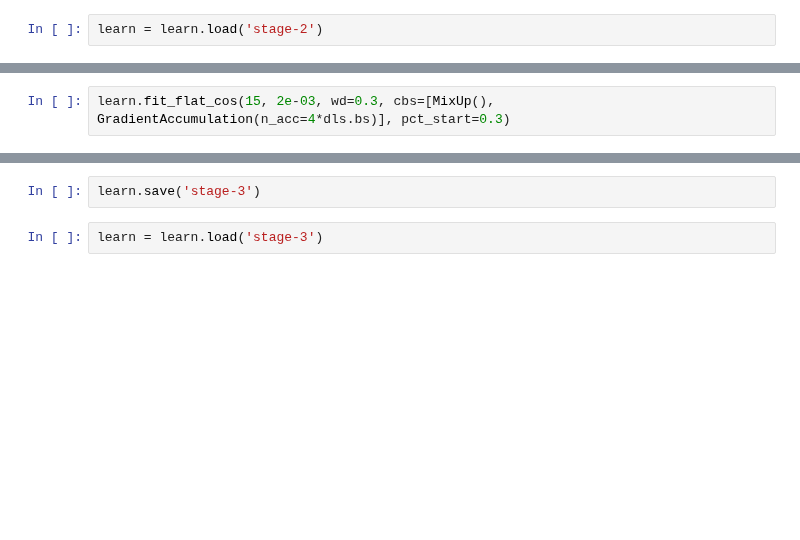
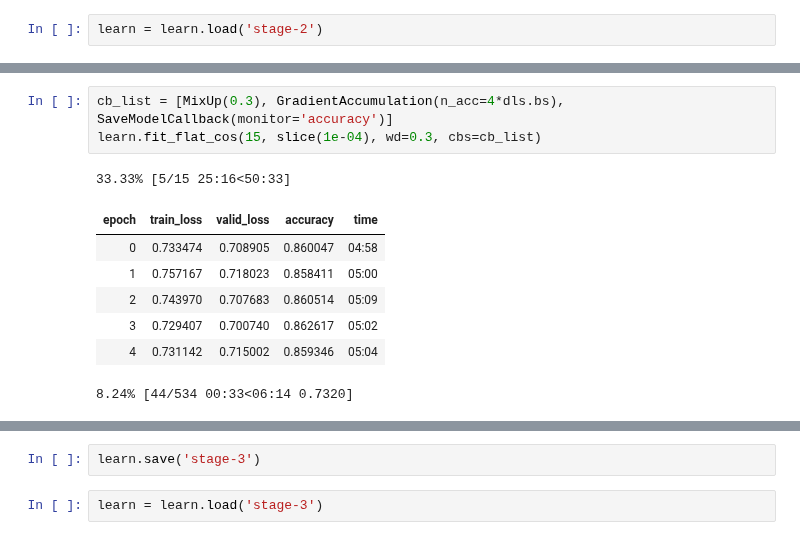
Before and after one commit to benihime91/leaf-disease-classification-kaggle, a Jupyter notebook: nbs/resnext50_32x4d-mish-ranger-labelsmoothing-mixup.ipynb, the cells around one changed output, grey strips where cells are left out. Saved outputs shown, nothing was run; the diff lists cells and outputs as text; blank space fills up the shorter version.

```diff
--- a/nbs/resnext50_32x4d-mish-ranger-labelsmoothing-mixup.ipynb
+++ b/nbs/resnext50_32x4d-mish-ranger-labelsmoothing-mixup.ipynb
@@ -175,2 +181,12 @@ learn.lr_find()
-# %%
-learn.fit_flat_cos(15, 2e-03, wd=0.3, cbs=[MixUp(), GradientAccumulation(n_acc=4*dls.bs)], pct_start=0.3)
+# %%
+cb_list = [MixUp(0.3), GradientAccumulation(n_acc=4*dls.bs), SaveModelCallback(monitor='accuracy')]
+learn.fit_flat_cos(15, slice(1e-04), wd=0.3, cbs=cb_list)
+# %% [output]
+33.33% [5/15 25:16<50:33]
+| epoch | train_loss | valid_loss | accuracy | time |
+| 0 | 0.733474 | 0.708905 | 0.860047 | 04:58 |
+| 1 | 0.757167 | 0.718023 | 0.858411 | 05:00 |
+| 2 | 0.743970 | 0.707683 | 0.860514 | 05:09 |
+| 3 | 0.729407 | 0.700740 | 0.862617 | 05:02 |
+| 4 | 0.731142 | 0.715002 | 0.859346 | 05:04 |
+8.24% [44/534 00:33<06:14 0.7320]
```
Also changed, not shown: parts of 5 cells of this notebook.
